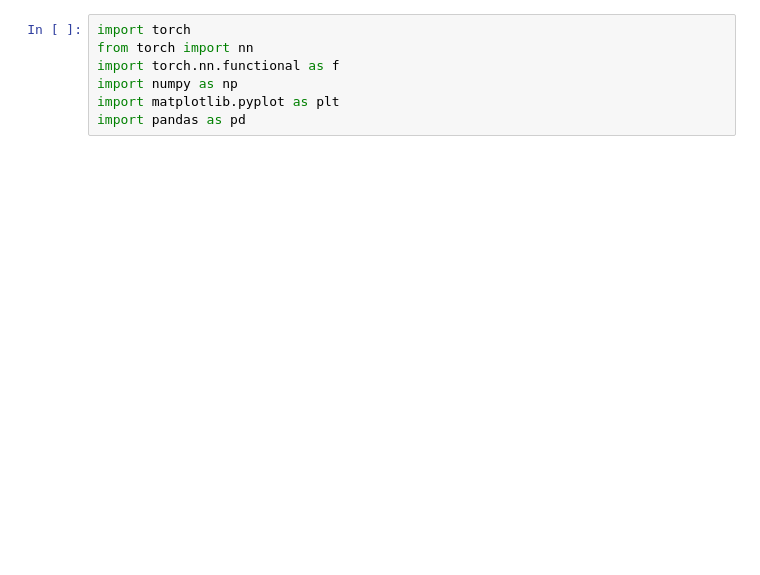
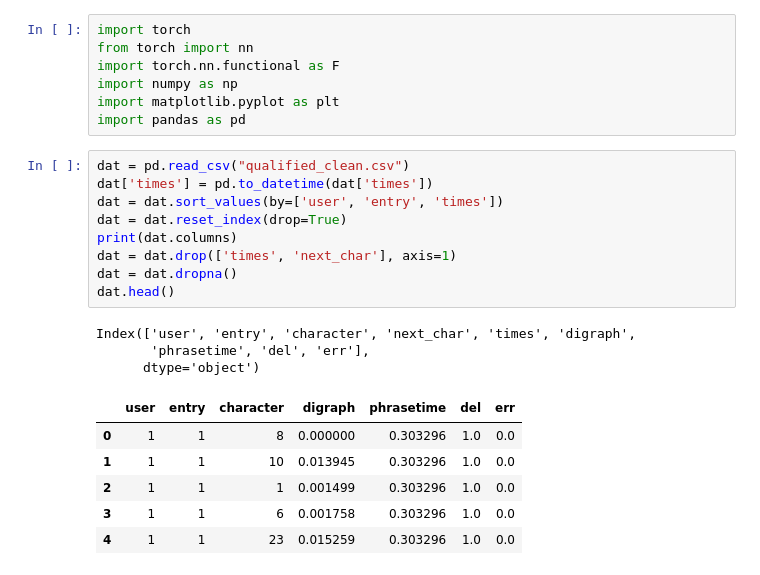
Before and after one commit to jiltang/unifyid-keystroke, a Jupyter notebook: modeling.ipynb, the cells around one changed output. Cells and saved outputs as stored; diff of their text form; blank space fills up the shorter version.

```diff
--- a/modeling.ipynb
+++ b/modeling.ipynb
@@ -1,7 +1,26 @@
 # %%
 import torch
 from torch import nn
-import torch.nn.functional as f
+import torch.nn.functional as F
 import numpy as np
 import matplotlib.pyplot as plt
 import pandas as pd
+# %%
+dat = pd.read_csv("qualified_clean.csv")
+dat['times'] = pd.to_datetime(dat['times'])
+dat = dat.sort_values(by=['user', 'entry', 'times'])
+dat = dat.reset_index(drop=True)
+print(dat.columns)
+dat = dat.drop(['times', 'next_char'], axis=1)
+dat = dat.dropna()
+dat.head()
+# %% [output]
+Index(['user', 'entry', 'character', 'next_char', 'times', 'digraph',
+       'phrasetime', 'del', 'err'],
+      dtype='object')
+|  | user | entry | character | digraph | phrasetime | del | err |
+| 0 | 1 | 1 | 8 | 0.000000 | 0.303296 | 1.0 | 0.0 |
+| 1 | 1 | 1 | 10 | 0.013945 | 0.303296 | 1.0 | 0.0 |
+| 2 | 1 | 1 | 1 | 0.001499 | 0.303296 | 1.0 | 0.0 |
+| 3 | 1 | 1 | 6 | 0.001758 | 0.303296 | 1.0 | 0.0 |
+| 4 | 1 | 1 | 23 | 0.015259 | 0.303296 | 1.0 | 0.0 |
```
Also changed, not shown: parts of 12 cells of this notebook, 6 other files.
